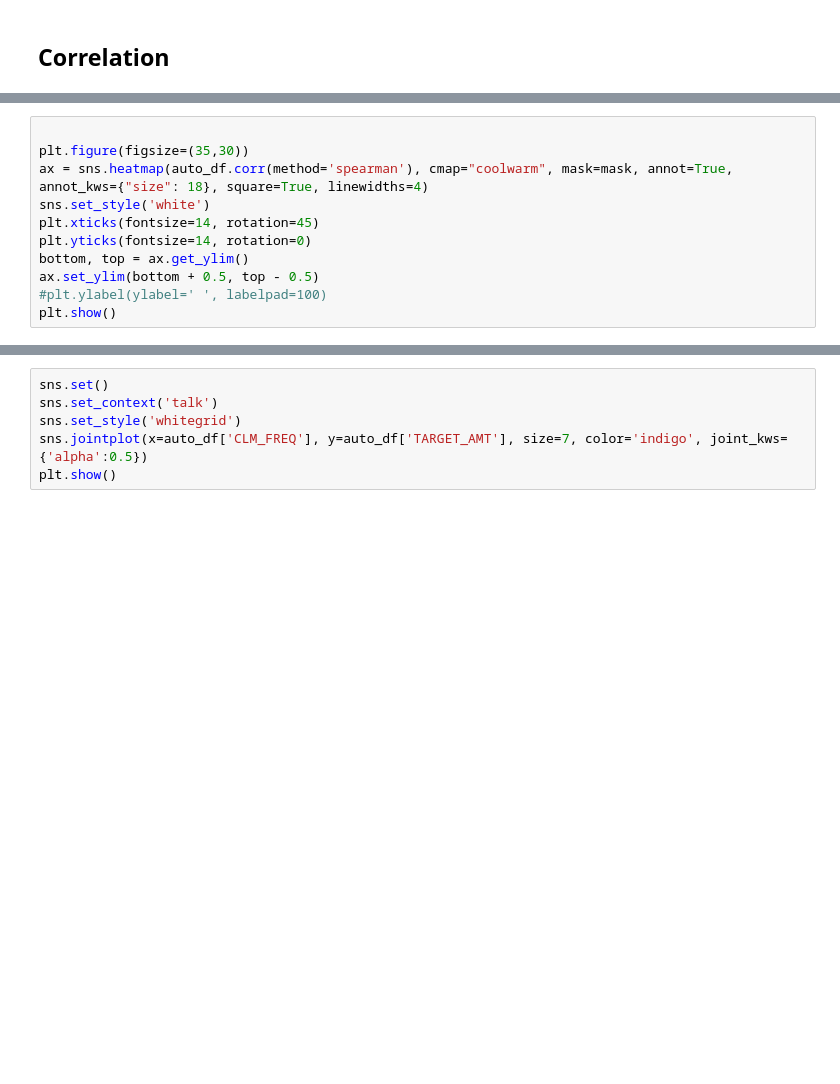
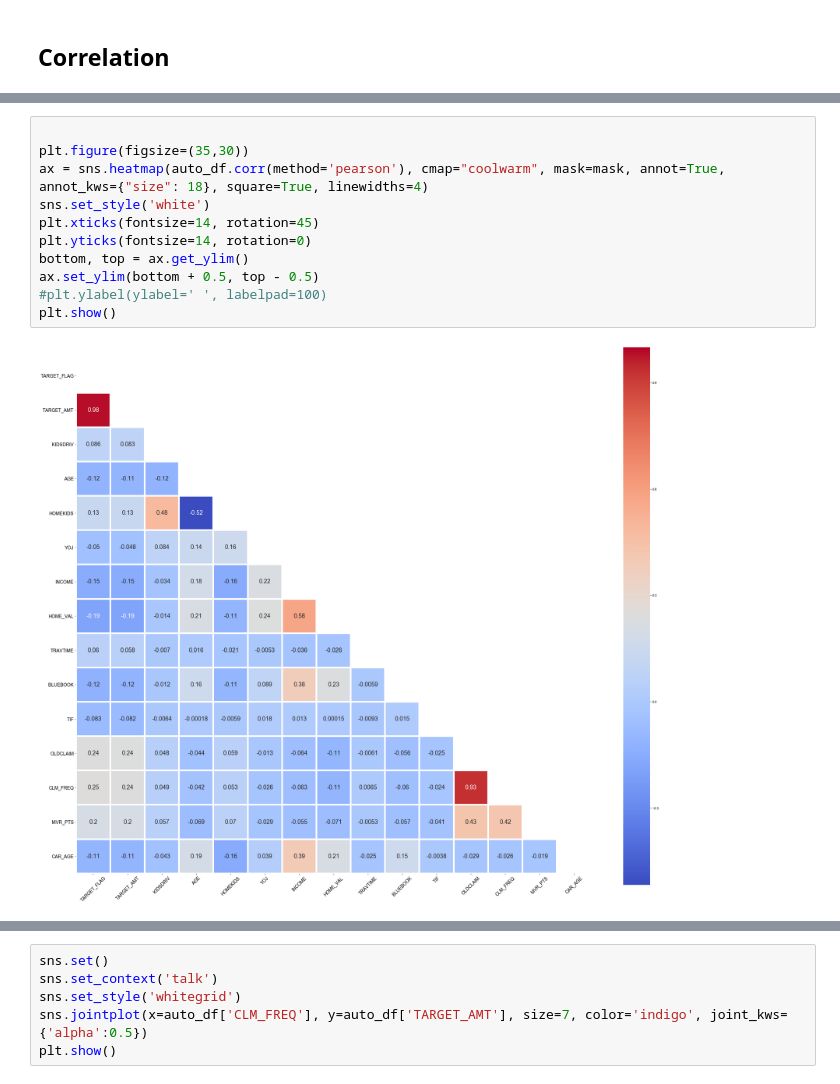
Before and after one commit to nzauner/Auto_Insurance, a Jupyter notebook: notebooks/graph.ipynb, the cells around one changed output, grey strips where cells are left out. Drawn from its saved outputs; the diff is of its cells as text; blank space fills up the shorter version.

```diff
--- a/notebooks/graph.ipynb
+++ b/notebooks/graph.ipynb
@@ -110,14 +200,16 @@ mask
 # %%
 
 plt.figure(figsize=(35,30))
-ax = sns.heatmap(auto_df.corr(method='spearman'), cmap="coolwarm", mask=mask, annot=True, annot_kws={"size": 18}, square=True, linewidths=4)
+ax = sns.heatmap(auto_df.corr(method='pearson'), cmap="coolwarm", mask=mask, annot=True, annot_kws={"size": 18}, square=True, linewidths=4)
 sns.set_style('white')
 plt.xticks(fontsize=14, rotation=45)
 plt.yticks(fontsize=14, rotation=0)
 bottom, top = ax.get_ylim()
 ax.set_ylim(bottom + 0.5, top - 0.5)
 #plt.ylabel(ylabel=' ', labelpad=100)
 plt.show()
+# %% [output]
+[figure, added]
 # %%
 plt.figure(figsize=(9, 6))
 plt.scatter(x=auto_df['INCOME'], y=auto_df['BLUEBOOK'])
```
Also changed, not shown: parts of 17 cells of this notebook.
